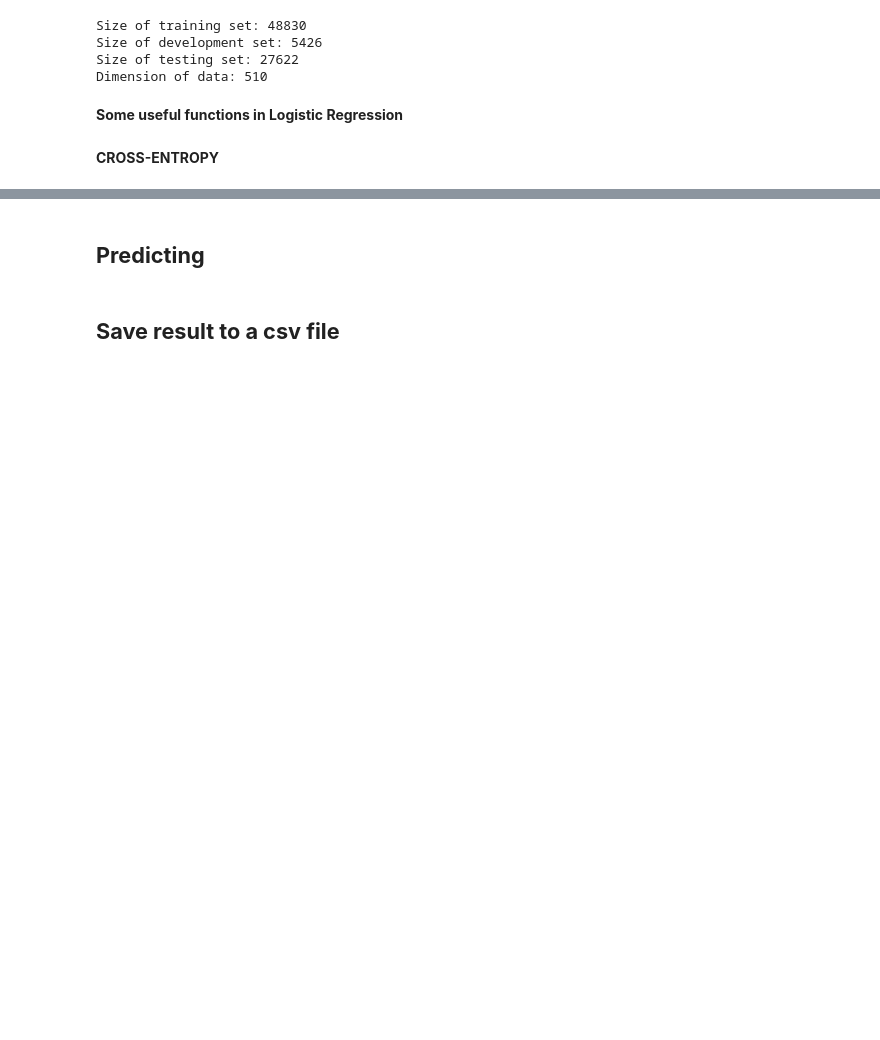
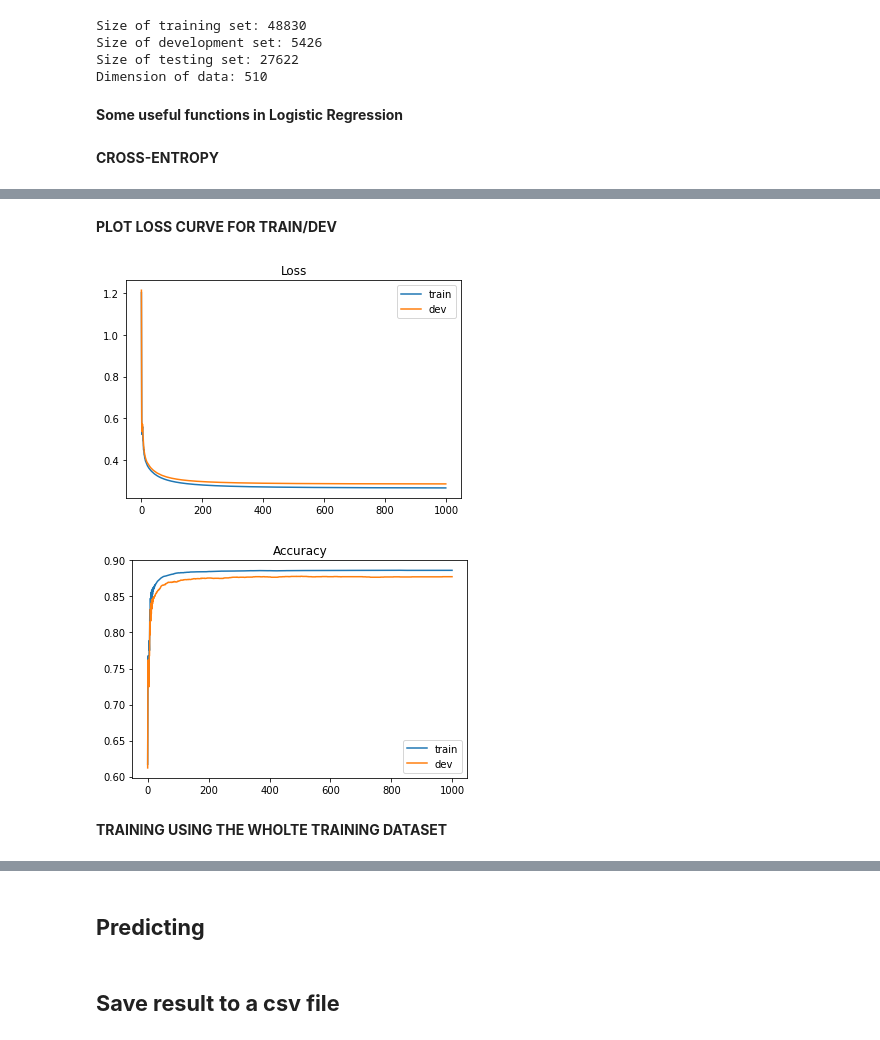
Before and after one commit to shyDaniel/Binary_Classification, a Jupyter notebook: Logistic_regression_model.ipynb, the cells around one changed output, grey strips where cells are left out. Drawn from its saved outputs; the diff is of its cells as text; code cells hidden in the pictures; blank space fills up the shorter version.

```diff
--- a/Logistic_regression_model.ipynb
+++ b/Logistic_regression_model.ipynb
@@ -164,0 +236,25 @@ def _gradient(X, Y_label, w, b):
+# %% [markdown]
+**PLOT LOSS CURVE FOR TRAIN/DEV**
+# %%
+import matplotlib.pyplot as plt
+
+# Loss curve
+plt.plot(train_loss)
+plt.plot(dev_loss)
+plt.title('Loss')
+plt.legend(['train', 'dev'])
+plt.savefig('loss.png')
+plt.show()
+
+# Accuracy curve
+plt.plot(train_acc)
+plt.plot(dev_acc)
+plt.title('Accuracy')
+plt.legend(['train', 'dev'])
+plt.savefig('acc.png')
+plt.show()
+# %% [output]
+[figure, added]
+[figure, added]
+# %% [markdown]
+**TRAINING USING THE WHOLTE TRAINING DATASET**
```
Also changed, not shown: parts of 11 cells of this notebook.
